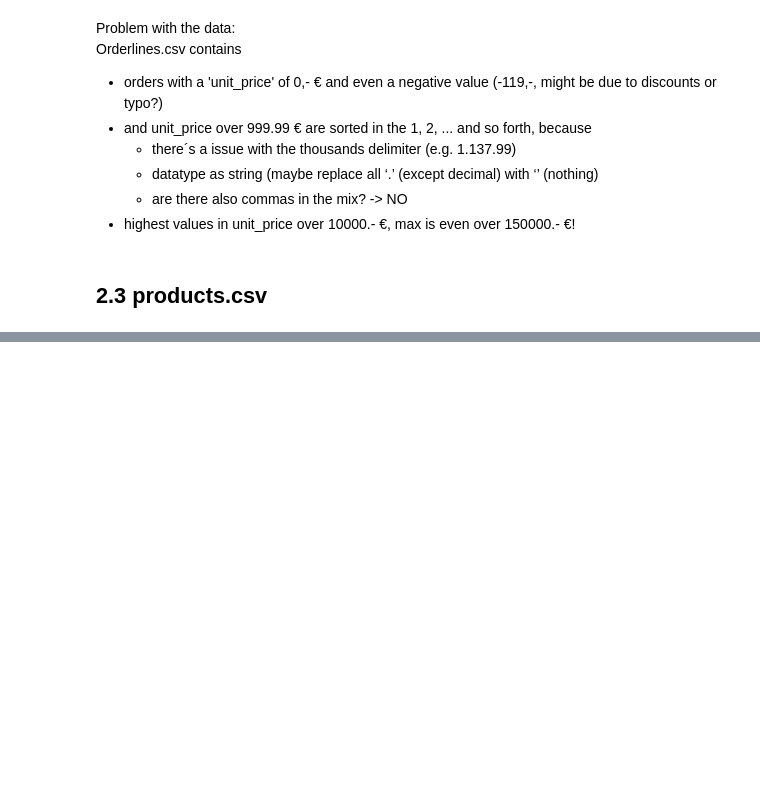
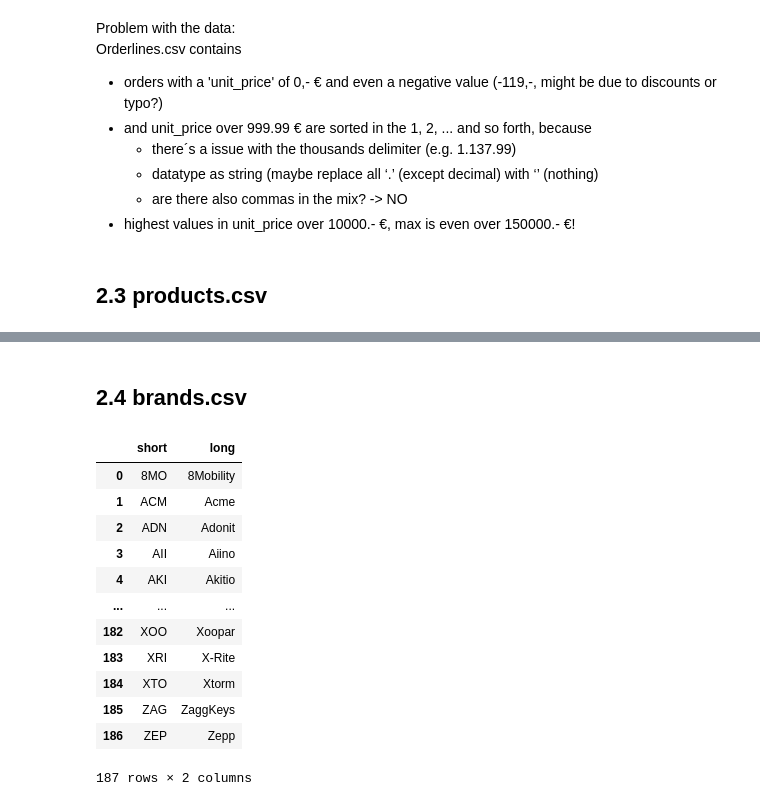
Before and after one commit to FlorianHast/Eniac_project_part2, a Jupyter notebook: notebooks/ENIAC_2_Data_Cleaning.ipynb, the cells around one changed output, grey strips where cells are left out. Drawn from its saved outputs; the diff is of its cells as text; code cells hidden in the pictures; blank space fills up the shorter version.

```diff
--- a/notebooks/ENIAC_2_Data_Cleaning.ipynb
+++ b/notebooks/ENIAC_2_Data_Cleaning.ipynb
@@ -282,0 +368,18 @@ TypeError: 'Index' object is not callable
+# %% [markdown]
+## 2.4 brands.csv
+# %%
+brands_df
+# %% [output]
+|  | short | long |
+| 0 | 8MO | 8Mobility |
+| 1 | ACM | Acme |
+| 2 | ADN | Adonit |
+| 3 | AII | Aiino |
+| 4 | AKI | Akitio |
+| ... | ... | ... |
+| 182 | XOO | Xoopar |
+| 183 | XRI | X-Rite |
+| 184 | XTO | Xtorm |
+| 185 | ZAG | ZaggKeys |
+| 186 | ZEP | Zepp |
+187 rows × 2 columns
```
Also changed, not shown: parts of 21 cells of this notebook.
